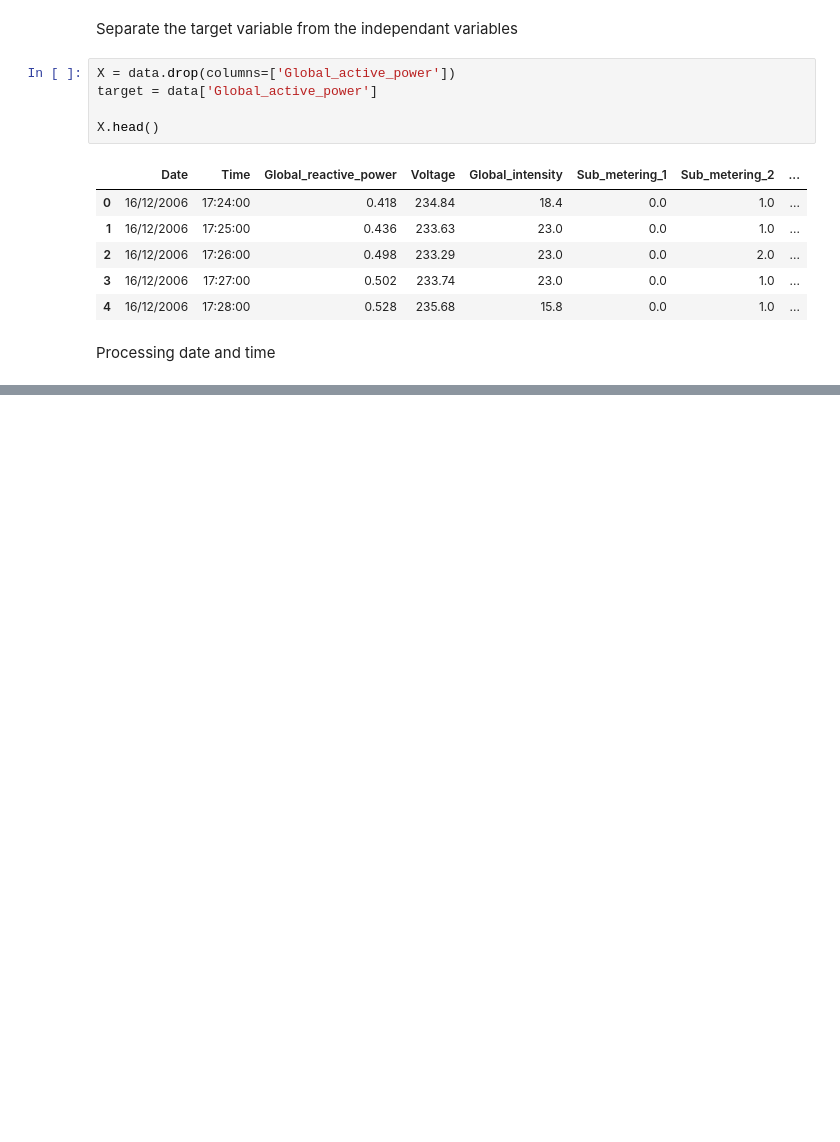
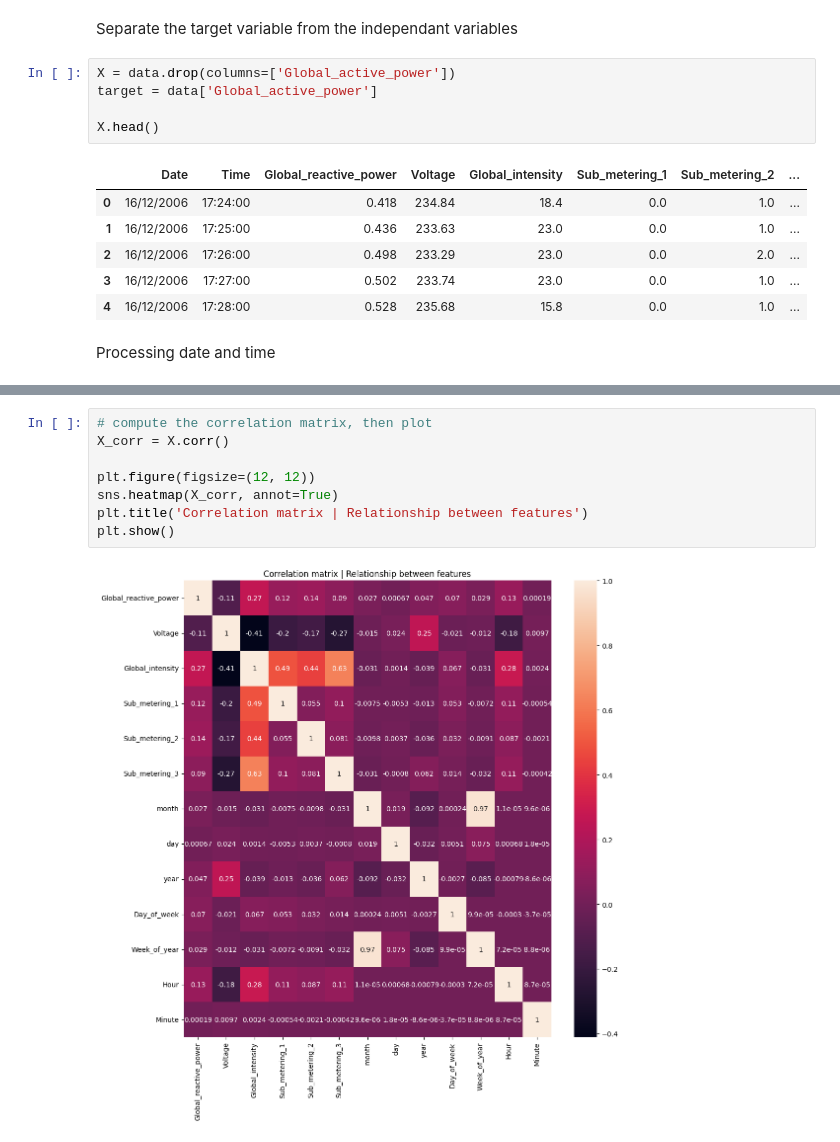
Before and after one commit to Nick-Kevin/supervised-learning-mini-projects, a Jupyter notebook: Regression/household_power_consumption.ipynb, the cells around one changed output, grey strips where cells are left out. Saved outputs shown, nothing was run; the diff lists cells and outputs as text; blank space fills up the shorter version.

```diff
--- a/Regression/household_power_consumption.ipynb
+++ b/Regression/household_power_consumption.ipynb
@@ -251,0 +225,10 @@ X.head(1)
+# %%
+# compute the correlation matrix, then plot
+X_corr = X.corr()
+
+plt.figure(figsize=(12, 12))
+sns.heatmap(X_corr, annot=True)
+plt.title('Correlation matrix | Relationship between features')
+plt.show()
+# %% [output]
+[figure, added]
```
Also changed, not shown: parts of 22 cells of this notebook.
